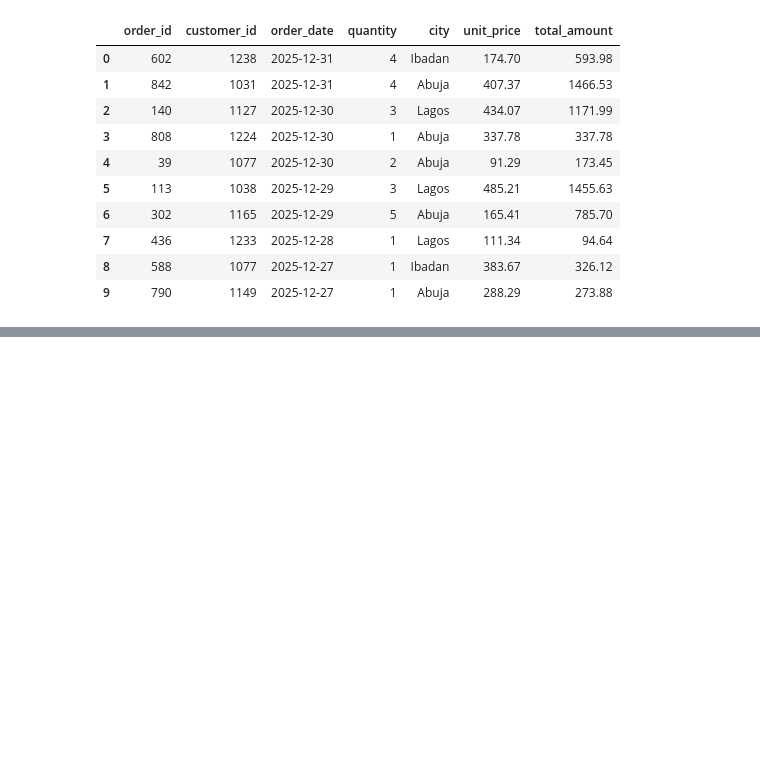
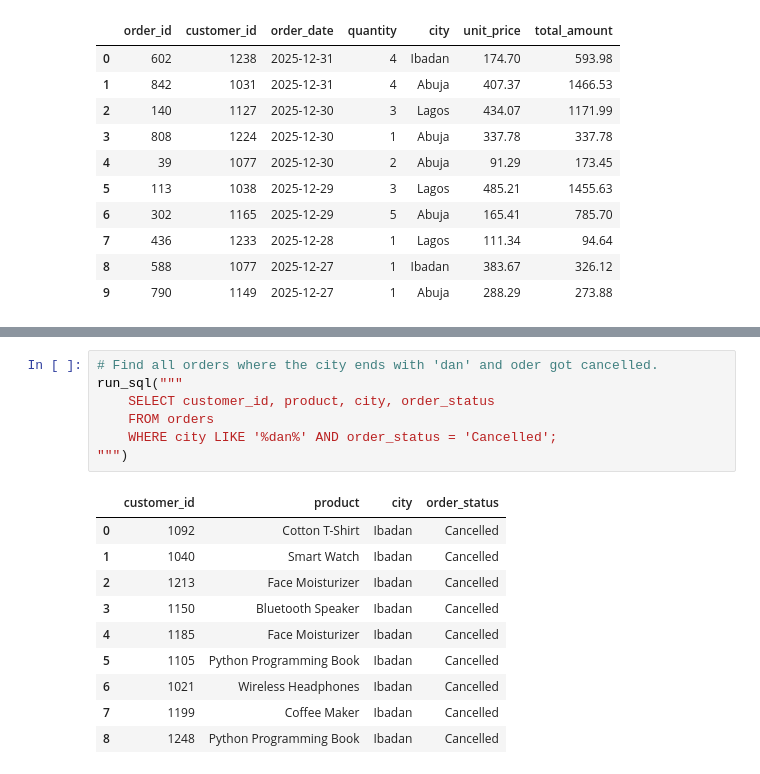
Before and after one commit to Thomasayanfeoluwa/2026-Python-Training-Class---Tutorial-For-Beginners, a Jupyter notebook: sqlite3.ipynb, the cells around one changed output, grey strips where cells are left out. Drawn from its saved outputs; the diff is of its cells as text; blank space fills up the shorter version.

```diff
--- a/sqlite3.ipynb
+++ b/sqlite3.ipynb
@@ -351,0 +467,18 @@ run_sql("""
+# %%
+# Find all orders where the city ends with 'dan' and oder got cancelled.
+run_sql("""
+    SELECT customer_id, product, city, order_status
+    FROM orders
+    WHERE city LIKE '%dan%' AND order_status = 'Cancelled';
+""")
+# %% [output]
+|  | customer_id | product | city | order_status |
+| 0 | 1092 | Cotton T-Shirt | Ibadan | Cancelled |
+| 1 | 1040 | Smart Watch | Ibadan | Cancelled |
+| 2 | 1213 | Face Moisturizer | Ibadan | Cancelled |
+| 3 | 1150 | Bluetooth Speaker | Ibadan | Cancelled |
+| 4 | 1185 | Face Moisturizer | Ibadan | Cancelled |
+| 5 | 1105 | Python Programming Book | Ibadan | Cancelled |
+| 6 | 1021 | Wireless Headphones | Ibadan | Cancelled |
+| 7 | 1199 | Coffee Maker | Ibadan | Cancelled |
+| 8 | 1248 | Python Programming Book | Ibadan | Cancelled |
```
Also changed, not shown: parts of 14 cells of this notebook, 2 other files.
